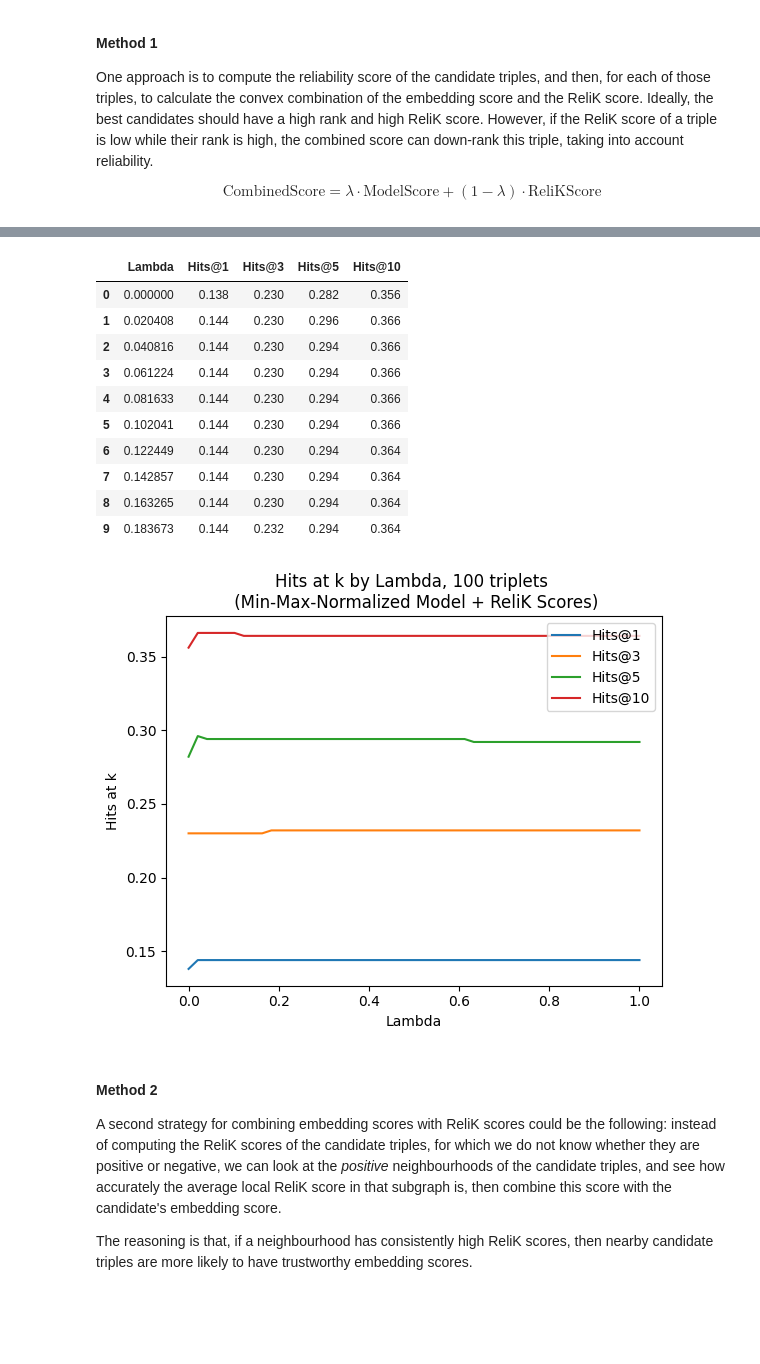
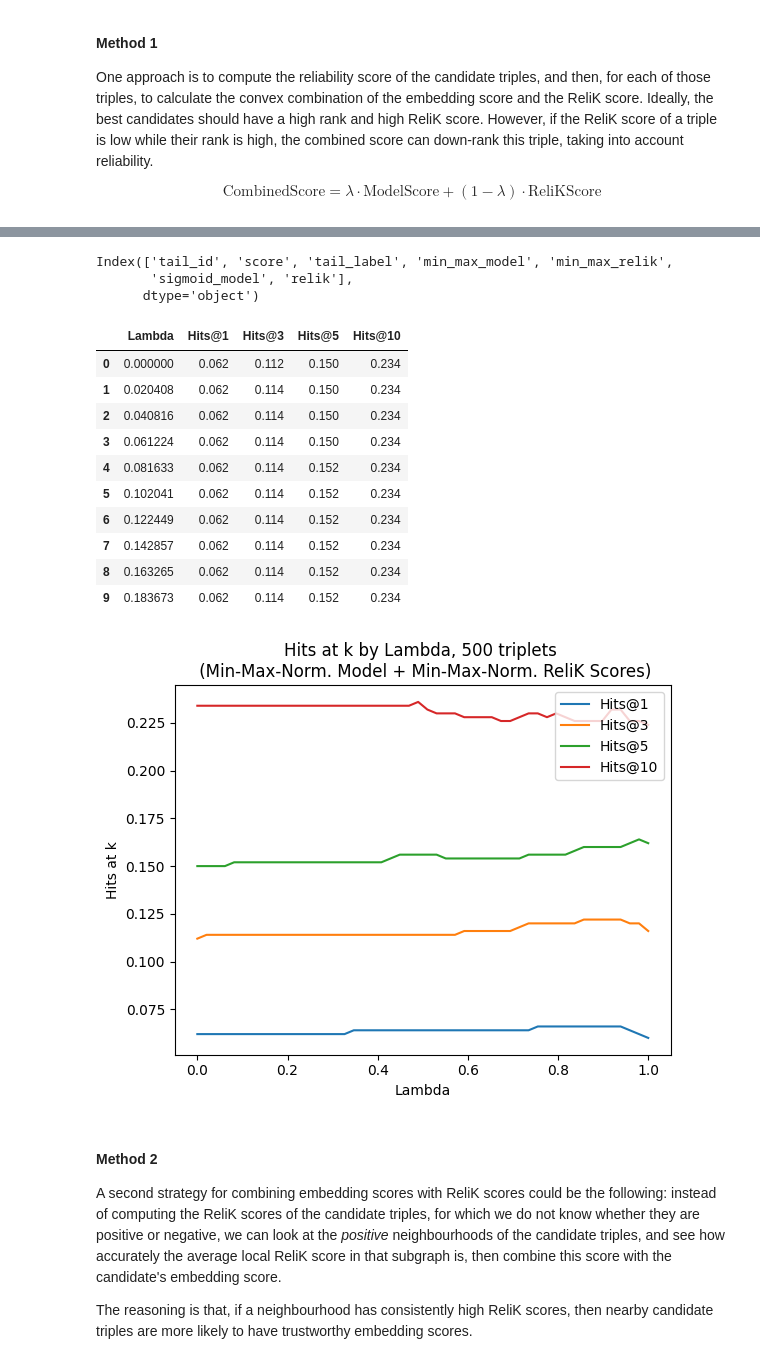
Before and after one commit to gmaurer08/gma-project, a Jupyter notebook: main.ipynb, the cells around one changed output, grey strips where cells are left out. Cells and saved outputs as stored; diff of their text form; code cells hidden in the pictures; blank space fills up the shorter version.

```diff
--- a/main.ipynb
+++ b/main.ipynb
@@ -43,7 +43,7 @@ shutil.unpack_archive('fb15k-237.zip', 'fb15k-237', 'zip')
 # %%
 # Load the model
 model = torch.load(
-    'trained models/RotatE/trained_model.pkl',   # 'TransE', 'RotatE' or 'ComplEx'
+    'trained models/TransE/trained_model.pkl',   # 'TransE', 'RotatE' or 'ComplEx'
     map_location='cpu',
     weights_only=False
 )
@@ -231,8 +231,14 @@ for triple in tqdm(test_triples[:num_triples]):
 #file_path = 'results/TransE/'
 #pickle.dump(predictions_results, open(file_path + 'predictions.pkl', 'wb'))
 # %%
-predictions_results = pickle.load(open('results/TransE/predictions.pkl', 'rb'))
+predictions_results = pickle.load(open('results/ComplEx/predictions.pkl', 'rb'))
 #predictions_results
+# %%
+predictions_results[(1821,99)]['prediction'].columns
+# %% [output]
+Index(['tail_id', 'score', 'tail_label', 'min_max_model', 'min_max_relik',
+       'sigmoid_model', 'relik'],
+      dtype='object')
 # %%
 # Number of triples
 num_triples = 500
@@ -264,7 +270,9 @@ for lambda_ in lambdas:
         predictions, true_tail = triple[1]['prediction'], triple[1]['true_tail']
 
         # Combine model scores with a convex combination
-        result = evaluate_combined_scores(predictions, true_tail, lambda_, filter=False)
+        # model_norm = 'min_max_model' (min-max normalization), 'sigmoid_model' (sigmoid normalization), 'score' (normal model score)
+        # relik = 'relik' (normal relik score), 'min_max_relik' (min-max relik normalization)
+        result = evaluate_combined_scores(predictions, true_tail, lambda_, filter=False, model_norm='min_max_model', relik='min_max_relik')
 
         # Add the hit at k 0/1
         hit_at_1[i] = result['hit_at_1']
@@ -296,41 +304,41 @@ hits_at_k_df['Hits@10'] = hits_at_10.values()
 hits_at_k_df.head(10)
 # %% [output]
 |  | Lambda | Hits@1 | Hits@3 | Hits@5 | Hits@10 |
-| 0 | 0.000000 | 0.138 | 0.230 | 0.282 | 0.356 |
-| 1 | 0.020408 | 0.144 | 0.230 | 0.296 | 0.366 |
-| 2 | 0.040816 | 0.144 | 0.230 | 0.294 | 0.366 |
-| 3 | 0.061224 | 0.144 | 0.230 | 0.294 | 0.366 |
-| 4 | 0.081633 | 0.144 | 0.230 | 0.294 | 0.366 |
-| 5 | 0.102041 | 0.144 | 0.230 | 0.294 | 0.366 |
-| 6 | 0.122449 | 0.144 | 0.230 | 0.294 | 0.364 |
-| 7 | 0.142857 | 0.144 | 0.230 | 0.294 | 0.364 |
-| 8 | 0.163265 | 0.144 | 0.230 | 0.294 | 0.364 |
-| 9 | 0.183673 | 0.144 | 0.232 | 0.294 | 0.364 |
+| 0 | 0.000000 | 0.062 | 0.112 | 0.150 | 0.234 |
+| 1 | 0.020408 | 0.062 | 0.114 | 0.150 | 0.234 |
+| 2 | 0.040816 | 0.062 | 0.114 | 0.150 | 0.234 |
+| 3 | 0.061224 | 0.062 | 0.114 | 0.150 | 0.234 |
+| 4 | 0.081633 | 0.062 | 0.114 | 0.152 | 0.234 |
+| 5 | 0.102041 | 0.062 | 0.114 | 0.152 | 0.234 |
+| 6 | 0.122449 | 0.062 | 0.114 | 0.152 | 0.234 |
+| 7 | 0.142857 | 0.062 | 0.114 | 0.152 | 0.234 |
+| 8 | 0.163265 | 0.062 | 0.114 | 0.152 | 0.234 |
+| 9 | 0.183673 | 0.062 | 0.114 | 0.152 | 0.234 |
 # %%
 # Plot hits @ k by Lambda
 sorted_lambdas_1 = hits_at_1.keys()
 sorted_hits_at_1 = [hits_at_1[lambda_] for lambda_ in sorted_lambdas_1]
 
 sorted_lambdas_3 = hits_at_3.keys()
 sorted_hits_at_3 = [hits_at_3[lambda_] for lambda_ in sorted_lambdas_3]
 
 sorted_lambdas_5 = hits_at_5.keys()
 sorted_hits_at_5 = [hits_at_5[lambda_] for lambda_ in sorted_lambdas_5]
 
 sorted_lambdas_10 = hits_at_10.keys()
 sorted_hits_at_10 = [hits_at_10[lambda_] for lambda_ in sorted_lambdas_10]
 
 plt.plot(sorted_lambdas_1, sorted_hits_at_1, label='Hits@1')
 plt.plot(sorted_lambdas_3, sorted_hits_at_3, label='Hits@3')
 plt.plot(sorted_lambdas_5, sorted_hits_at_5, label='Hits@5')
 plt.plot(sorted_lambdas_10, sorted_hits_at_10, label='Hits@10')
 plt.xlabel('Lambda')
 plt.ylabel('Hits at k')
-plt.title('Hits at k by Lambda, 100 triplets \n (Min-Max-Normalized Model + ReliK Scores)')
+plt.title('Hits at k by Lambda, 500 triplets \n (Min-Max-Norm. Model + Min-Max-Norm. ReliK Scores)')
 plt.legend()
 plt.show()
 # %% [output]
-[figure, old version]
+[figure, new version]
 # %% [markdown]
 #### Method 2
 
```
Also changed, not shown: parts of 7 cells of this notebook, 2 other files.
